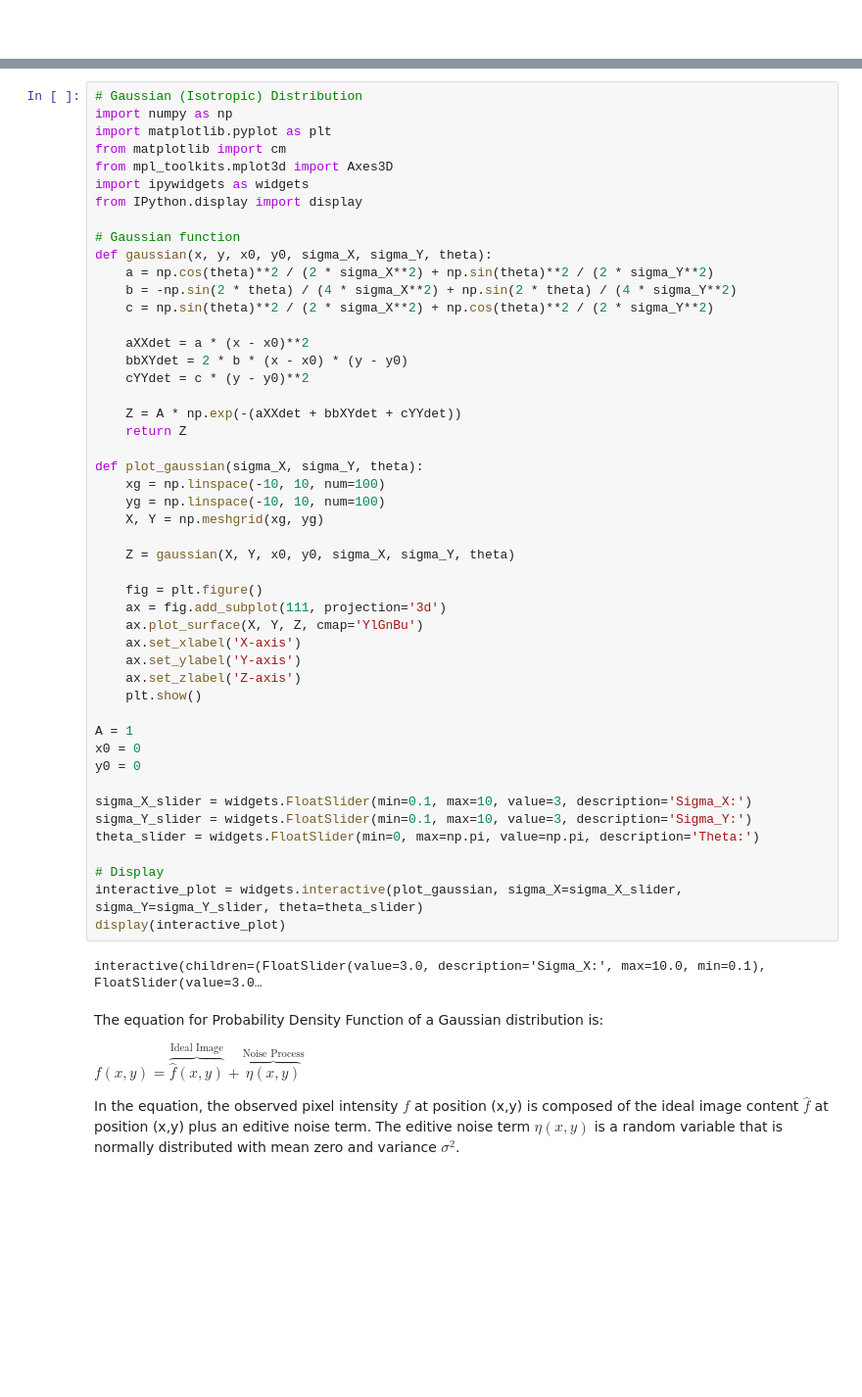
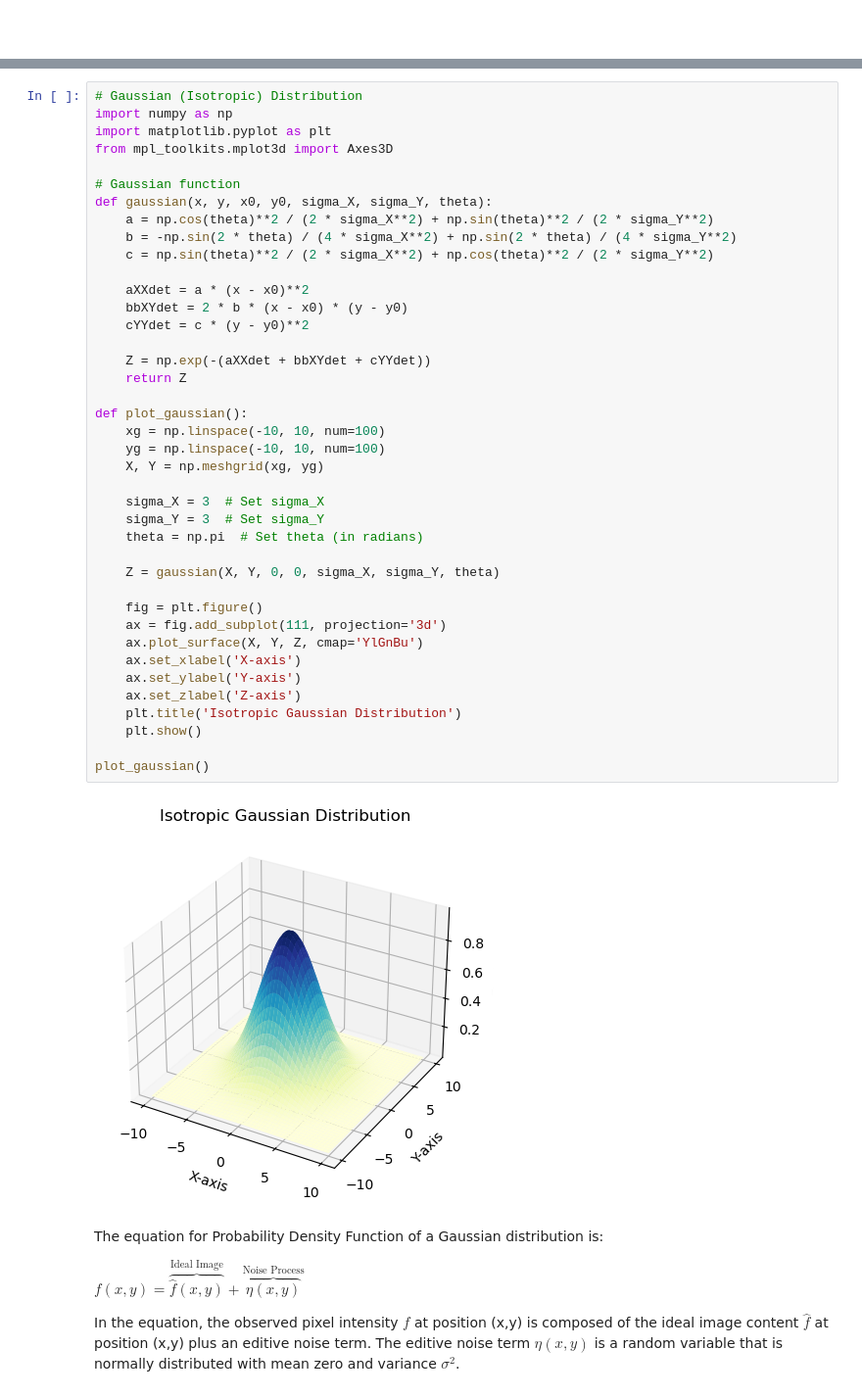
Before and after one commit to lenigovi/ComputerVisionSkills, a Jupyter notebook: Image Processing/1_ImageProcessingBasic.ipynb, the cells around one changed output, grey strips where cells are left out. Shown at 98% size. Cells and saved outputs as stored; diff of their text form; blank space fills up the shorter version.

```diff
--- a/Image Processing/ImageProcessingbasic.ipynb
+++ b/Image Processing/1_ImageProcessingBasic.ipynb
@@ -50,52 +50,44 @@ $f(x,y) = \frac{1}{2\pi\sigma^2}e^{-\frac{(x^2+y^2)}{2\sigma^2}}$
 # Gaussian (Isotropic) Distribution
 import numpy as np
 import matplotlib.pyplot as plt
-from matplotlib import cm
 from mpl_toolkits.mplot3d import Axes3D
-import ipywidgets as widgets
-from IPython.display import display
 
 # Gaussian function
 def gaussian(x, y, x0, y0, sigma_X, sigma_Y, theta):
     a = np.cos(theta)**2 / (2 * sigma_X**2) + np.sin(theta)**2 / (2 * sigma_Y**2)
     b = -np.sin(2 * theta) / (4 * sigma_X**2) + np.sin(2 * theta) / (4 * sigma_Y**2)
     c = np.sin(theta)**2 / (2 * sigma_X**2) + np.cos(theta)**2 / (2 * sigma_Y**2)
 
     aXXdet = a * (x - x0)**2
     bbXYdet = 2 * b * (x - x0) * (y - y0)
     cYYdet = c * (y - y0)**2
 
-    Z = A * np.exp(-(aXXdet + bbXYdet + cYYdet))
+    Z = np.exp(-(aXXdet + bbXYdet + cYYdet))
     return Z
 
-def plot_gaussian(sigma_X, sigma_Y, theta):
+def plot_gaussian():
     xg = np.linspace(-10, 10, num=100)
     yg = np.linspace(-10, 10, num=100)
     X, Y = np.meshgrid(xg, yg)
 
-    Z = gaussian(X, Y, x0, y0, sigma_X, sigma_Y, theta)
+    sigma_X = 3  # Set sigma_X
+    sigma_Y = 3  # Set sigma_Y
+    theta = np.pi  # Set theta (in radians)
+
+    Z = gaussian(X, Y, 0, 0, sigma_X, sigma_Y, theta)
 
     fig = plt.figure()
     ax = fig.add_subplot(111, projection='3d')
     ax.plot_surface(X, Y, Z, cmap='YlGnBu')
     ax.set_xlabel('X-axis')
     ax.set_ylabel('Y-axis')
     ax.set_zlabel('Z-axis')
+    plt.title('Isotropic Gaussian Distribution')
     plt.show()
 
-A = 1
-x0 = 0
-y0 = 0
-
-sigma_X_slider = widgets.FloatSlider(min=0.1, max=10, value=3, description='Sigma_X:')
-sigma_Y_slider = widgets.FloatSlider(min=0.1, max=10, value=3, description='Sigma_Y:')
-theta_slider = widgets.FloatSlider(min=0, max=np.pi, value=np.pi, description='Theta:')
-
-# Display
-interactive_plot = widgets.interactive(plot_gaussian, sigma_X=sigma_X_slider, sigma_Y=sigma_Y_slider, theta=theta_slider)
-display(interactive_plot)
+plot_gaussian()
 # %% [output]
-interactive(children=(FloatSlider(value=3.0, description='Sigma_X:', max=10.0, min=0.1), FloatSlider(value=3.0…
+[figure, added]
 # %% [markdown]
 The equation for Probability Density Function of a Gaussian distribution is:
 
```
Also changed, not shown: parts of 4 cells of this notebook, 2 other files.
